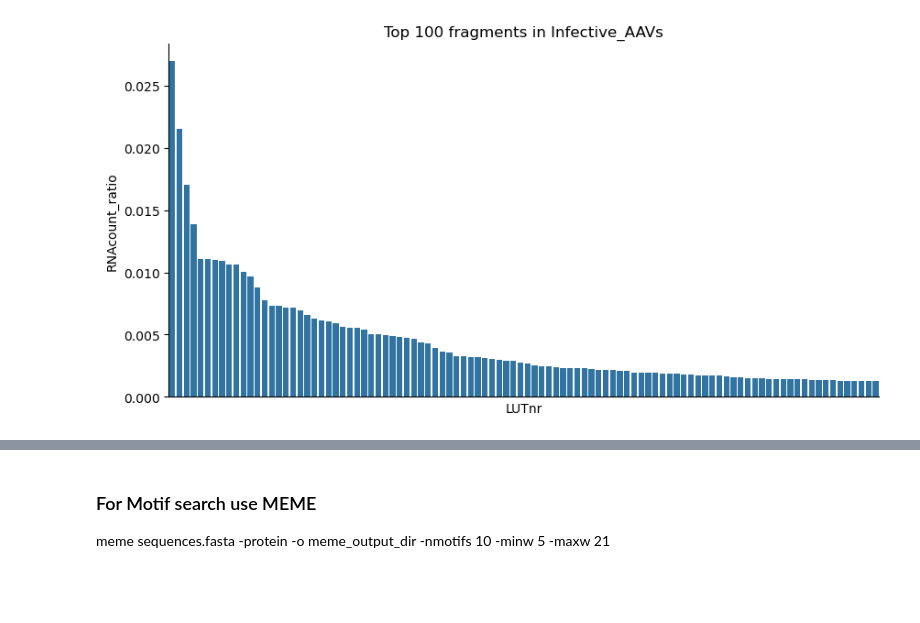
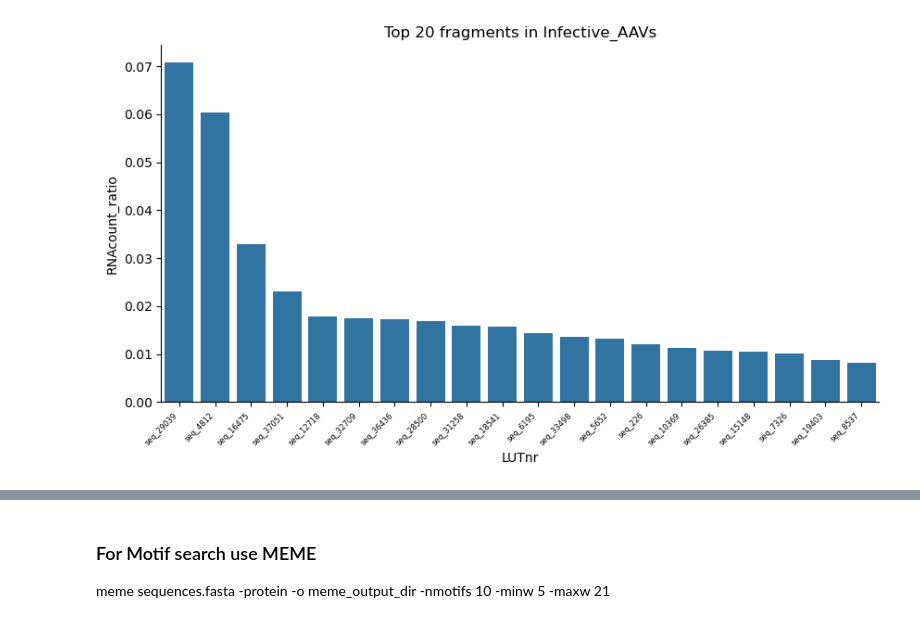
Before and after one commit to JaSt17/raaven_Pipeline, a Jupyter notebook: Plotting_Scripts/visualisation.ipynb, the cells around one changed output, grey strips where cells are left out. Cells and saved outputs as stored; diff of their text form; code cells hidden in the pictures; blank space fills up the shorter version.

Commit message:
Rearranged the plotting directory. Added comparison plots

```diff
--- a/Plotting_Scripts/visualisation.ipynb
+++ b/Plotting_Scripts/visualisation.ipynb
@@ -36,0 +33,5 @@ Name: LUTnr, dtype: int64
+# %%
+df_p005 = pd.read_csv("/lunarc/nobackup/projects/lu2024-17-19/J_rAAven/BRAVE/raav-60/p005/final_fragments_summary.csv")
+df_p006 = pd.read_csv("/lunarc/nobackup/projects/lu2024-17-19/J_rAAven/BRAVE/raav-60/p006/final_fragments_summary.csv")
+df_p007 = pd.read_csv("/lunarc/nobackup/projects/lu2024-17-19/J_rAAven/BRAVE/raav-60/p007/final_fragments_summary.csv")
+count_df = get_fragments_per_group([df_p005, df_p006, df_p007],["p005", "p006", "p007"], 'Group', 'LUTnr')
@@ -36,0 +49,4 @@ Name: LUTnr, dtype: int64
+# %%
+df = df_p007
+#df['GeneName'] = df['Origion_seq'].str.split(',').str[5]
+df.head()
@@ -37,4 +83,4 @@ Name: LUTnr, dtype: int64
 # %%
 from plotting_functions import plot_top_counts
-plot_top_counts(df, 100, 'Infective_AAVs', 'RNAcount_ratio')
+plot_top_counts(df, 20, 'Infective_AAVs', 'RNAcount_ratio')
 # %% [output]
@@ -41 +88 @@ plot_top_counts(df, 100, 'Infective_AAVs', 'RNAcount_ratio')
-[figure, old version]
+[figure, new version]
```
Also changed, not shown: parts of 17 cells of this notebook, 17 other files.
